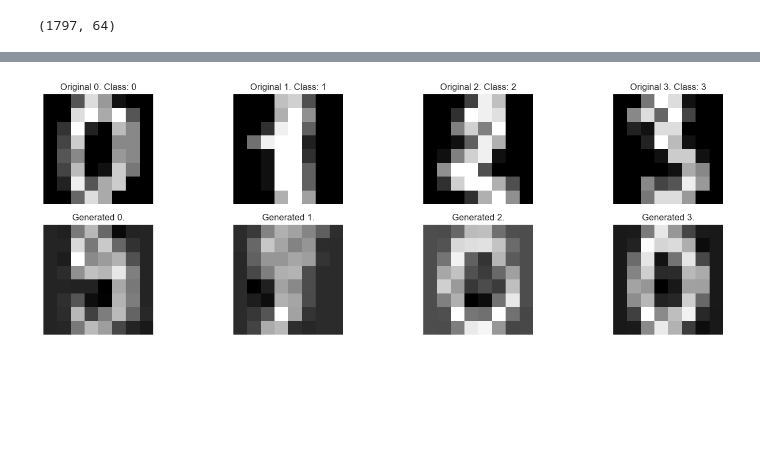
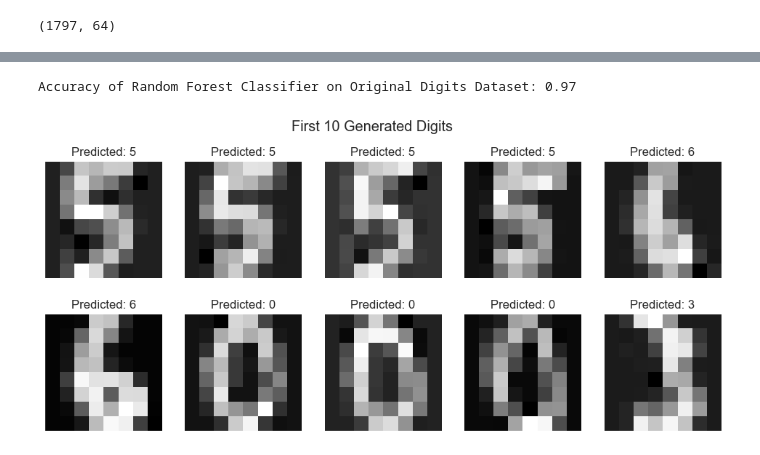
Before and after one commit to PrioteasaAndrei/GAN-Assigment-1, a Jupyter notebook: src/part2/main.ipynb, the cells around one changed output, grey strips where cells are left out. Cells and saved outputs as stored; diff of their text form; code cells hidden in the pictures; blank space fills up the shorter version.

Commit message:
working GMM on digits

```diff
--- a/src/part2/main.ipynb
+++ b/src/part2/main.ipynb
@@ -33,17 +24,13 @@ GaussianMixture(n_components=10, random_state=0)
 # %%
+n_components = 64
+gmm = GaussianMixture(n_components=n_components, random_state=RANDOM_SEED)
+gmm.fit(data)
+
 # Step 3: Generate new data points from the trained GMM
-n_samples = 4  # You can adjust the number of samples to generate
+n_samples = 100  # You can adjust the number of samples to generate
 
 # Generate new data points
-new_data, _ = gmm.sample(n_samples)
-
-predicted_classes = []
-for sample in new_data:
-    distances = [np.linalg.norm(sample - gmm.means_[i]) for i in range(n_components)]
-    predicted_class = np.argmin(distances)
-    predicted_classes.append(predicted_class)
+generated_data, _ = gmm.sample(n_samples)
 
 # Reshape the generated data to be compatible with the original dataset
-new_data = new_data.reshape((n_samples, 8, 8))
-
-predicted_classes
+generated_data = generated_data.reshape((n_samples, 8, 8))
@@ -52,18 +37,54 @@ predicted_classes
+# %%
+## train a random forest classifier on the generated data
+from sklearn.model_selection import train_test_split
+from sklearn.ensemble import RandomForestClassifier
+from sklearn.metrics import accuracy_score
+
+
+def random_forest_digits(digits,verbose=False):
+    ## split data into train and test
+    data = digits.data
+    target = digits.target
+
+    # Split the data into training and testing sets
+    X_train, X_test, y_train, y_test = train_test_split(data, target, test_size=0.2, random_state=0)
+
+    # Train a Random Forest classifier on the training data
+    clf = RandomForestClassifier(random_state=0)
+    clf.fit(X_train, y_train)
+
+    # Make predictions on the test data
+    y_pred = clf.predict(X_test)
+
+    # Calculate and display the accuracy of the classifier
+    accuracy = accuracy_score(y_test, y_pred)
+    if verbose:
+        print(f"Accuracy of Random Forest Classifier on Original Digits Dataset: {accuracy:.2f}")
+
+    return clf
+
+random_forest_digits = random_forest_digits(digits,verbose=True)
+# %% [output]
+Accuracy of Random Forest Classifier on Original Digits Dataset: 0.97
 # %%
-# Plot the original digits and the generated digits
-plt.figure(figsize=(15, 5))
+## insepct the performance of the classifier on the generated data
+# Make predictions on the generated data
+
+predicted_generated_labels = []
+
 for i in range(n_samples):
-    plt.subplot(2, n_samples, i + 1)
-    plt.imshow(data[i].reshape(8, 8), cmap='gray')
-    plt.title(f'Original {i}. Class: {digits.target[i]}')
+    predicted_generated_labels.append(random_forest_digits.predict(generated_data[i].reshape(1, -1))[0])
+
+predicted_generated_labels
+
+# Visualize the first 10 generated digits
+plt.figure(figsize=(12, 5))
+for i in range(10):
+    plt.subplot(2, 5, i + 1)
+    plt.imshow(generated_data[i].reshape(8, 8), cmap='gray')
+    plt.title(f'Predicted: {predicted_generated_labels[i]}')
     plt.axis('off')
-
-    plt.subplot(2, n_samples, n_samples + i + 1)
-    plt.imshow(new_data[i], cmap='gray')
-    plt.title(f'Generated {i}.')
-    plt.axis('off')
-
-plt.tight_layout()
+plt.suptitle('First 10 Generated Digits')
 plt.show()
 # %% [output]
-[figure, old version]
+[figure, new version]
```
Also changed, not shown: parts of 7 cells of this notebook, 1 other file.
